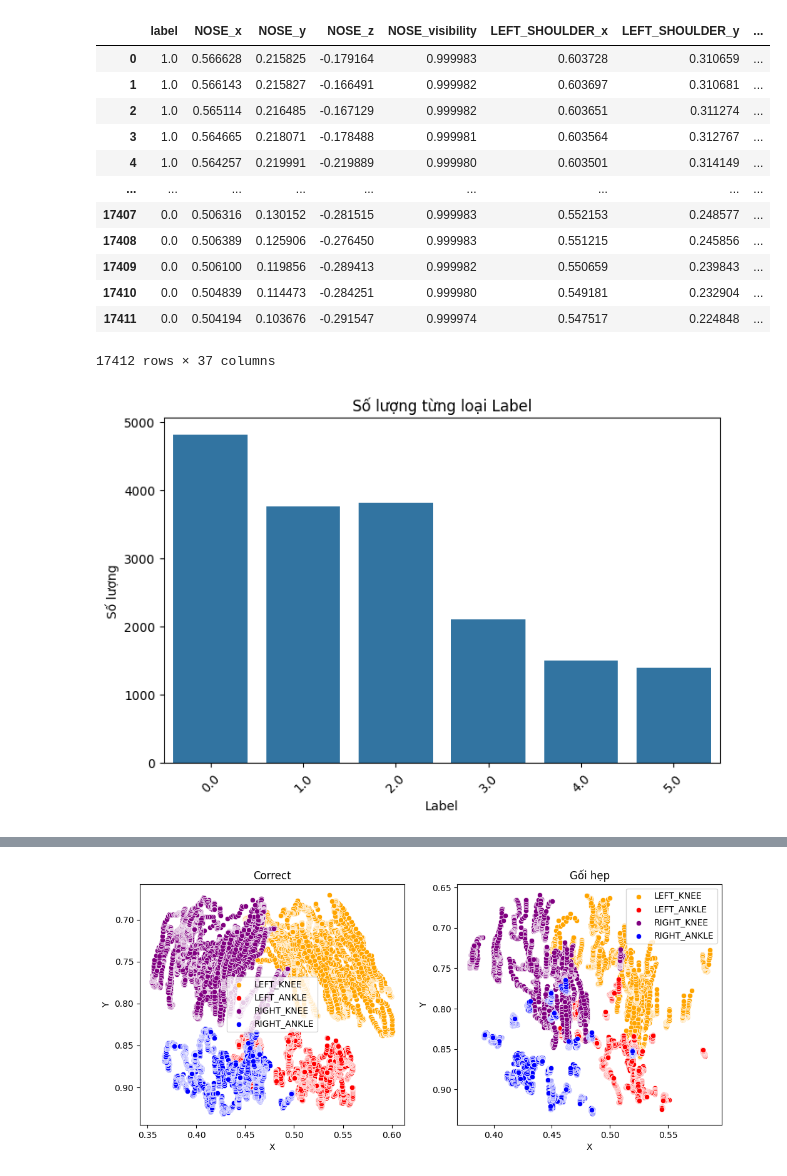
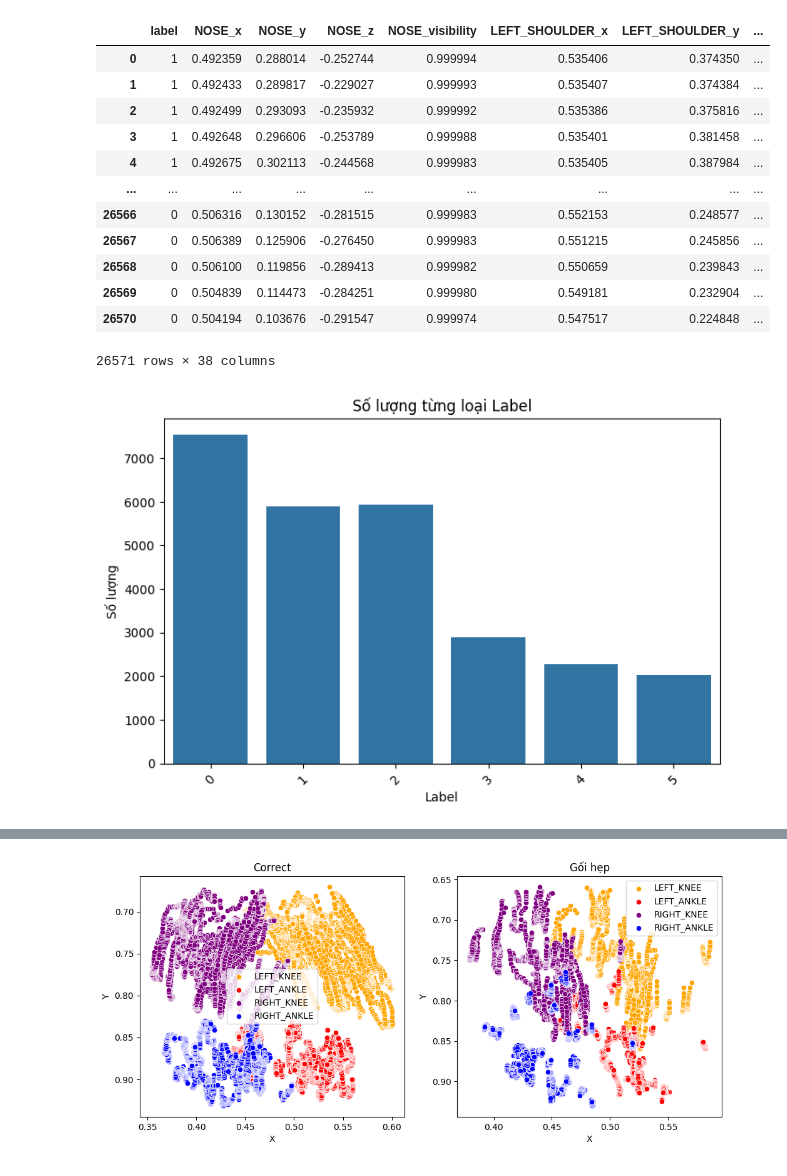
Before and after one commit to WinG-282k4/Squat_error_detection, a Jupyter notebook: TQHdata.ipynb, the cells around one changed output, grey strips where cells are left out. Saved outputs shown, nothing was run; the diff lists cells and outputs as text; code cells hidden in the pictures.

```diff
--- a/TQHdata.ipynb
+++ b/TQHdata.ipynb
@@ -1,30 +1,30 @@
 # %%
 import seaborn as sns
 import matplotlib.pyplot as plt
 import pandas as pd
 import numpy as np
 from sklearn.preprocessing import StandardScaler
 
 scaler = StandardScaler()
 
 #load data train
-df = pd.read_csv('dataset/train.csv')
+df = pd.read_csv('dataset_LOSO/train.csv')
 
 df
 # %% [output]
 |  | label | NOSE_x | NOSE_y | NOSE_z | NOSE_visibility | LEFT_SHOULDER_x | LEFT_SHOULDER_y | ... |
-| 0 | 1.0 | 0.566628 | 0.215825 | -0.179164 | 0.999983 | 0.603728 | 0.310659 | ... |
-| 1 | 1.0 | 0.566143 | 0.215827 | -0.166491 | 0.999982 | 0.603697 | 0.310681 | ... |
-| 2 | 1.0 | 0.565114 | 0.216485 | -0.167129 | 0.999982 | 0.603651 | 0.311274 | ... |
-| 3 | 1.0 | 0.564665 | 0.218071 | -0.178488 | 0.999981 | 0.603564 | 0.312767 | ... |
-| 4 | 1.0 | 0.564257 | 0.219991 | -0.219889 | 0.999980 | 0.603501 | 0.314149 | ... |
+| 0 | 1 | 0.492359 | 0.288014 | -0.252744 | 0.999994 | 0.535406 | 0.374350 | ... |
+| 1 | 1 | 0.492433 | 0.289817 | -0.229027 | 0.999993 | 0.535407 | 0.374384 | ... |
+| 2 | 1 | 0.492499 | 0.293093 | -0.235932 | 0.999992 | 0.535386 | 0.375816 | ... |
+| 3 | 1 | 0.492648 | 0.296606 | -0.253789 | 0.999988 | 0.535401 | 0.381458 | ... |
+| 4 | 1 | 0.492675 | 0.302113 | -0.244568 | 0.999983 | 0.535405 | 0.387984 | ... |
 | ... | ... | ... | ... | ... | ... | ... | ... | ... |
-| 17407 | 0.0 | 0.506316 | 0.130152 | -0.281515 | 0.999983 | 0.552153 | 0.248577 | ... |
-| 17408 | 0.0 | 0.506389 | 0.125906 | -0.276450 | 0.999983 | 0.551215 | 0.245856 | ... |
-| 17409 | 0.0 | 0.506100 | 0.119856 | -0.289413 | 0.999982 | 0.550659 | 0.239843 | ... |
-| 17410 | 0.0 | 0.504839 | 0.114473 | -0.284251 | 0.999980 | 0.549181 | 0.232904 | ... |
-| 17411 | 0.0 | 0.504194 | 0.103676 | -0.291547 | 0.999974 | 0.547517 | 0.224848 | ... |
+| 26566 | 0 | 0.506316 | 0.130152 | -0.281515 | 0.999983 | 0.552153 | 0.248577 | ... |
+| 26567 | 0 | 0.506389 | 0.125906 | -0.276450 | 0.999983 | 0.551215 | 0.245856 | ... |
+| 26568 | 0 | 0.506100 | 0.119856 | -0.289413 | 0.999982 | 0.550659 | 0.239843 | ... |
+| 26569 | 0 | 0.504839 | 0.114473 | -0.284251 | 0.999980 | 0.549181 | 0.232904 | ... |
+| 26570 | 0 | 0.504194 | 0.103676 | -0.291547 | 0.999974 | 0.547517 | 0.224848 | ... |
-17412 rows × 37 columns
+26571 rows × 38 columns
 # %%
 # Đếm số lượng từng loại label
 label_counts = df["label"].value_counts()
@@ -42,4 +42,4 @@ plt.xticks(rotation=45)  # Xoay nhãn trục X nếu cần
 # Hiển thị biểu đồ
 plt.show()
 # %% [output]
-[figure, old version]
+[figure, new version]
```
Also changed, not shown: parts of 2 cells of this notebook, 10 other files.
